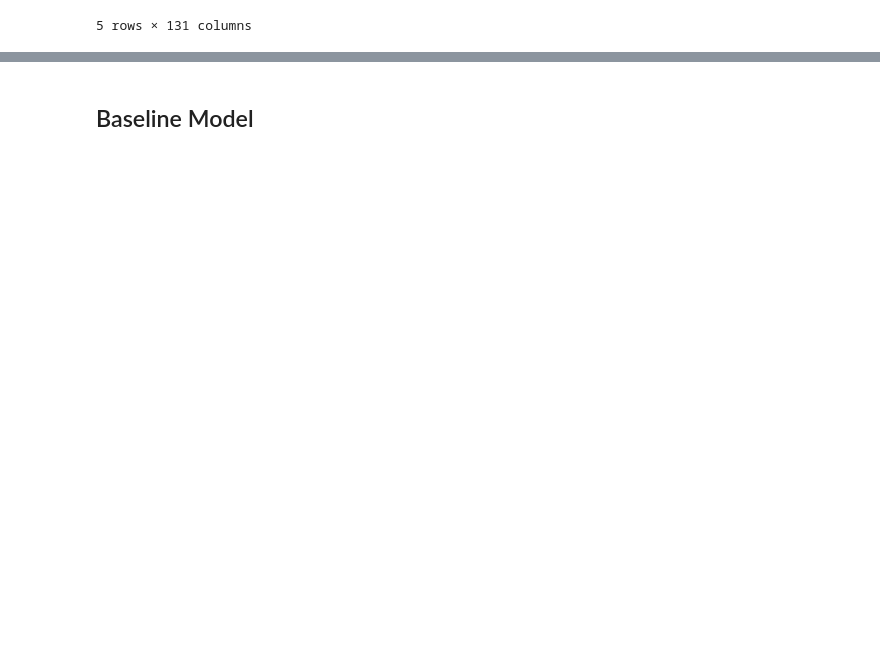
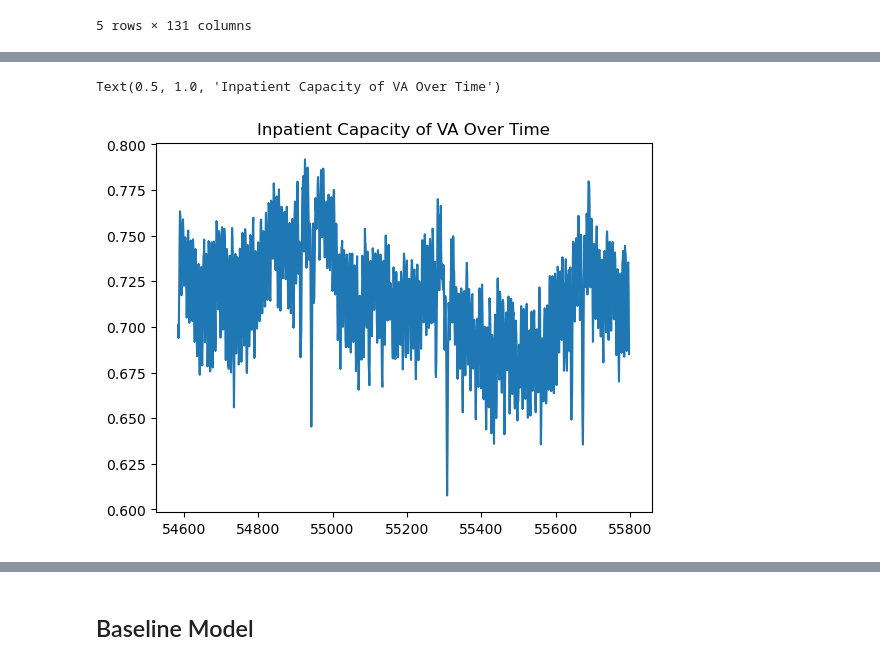
Before and after one commit to j-hendricks/covid-cases-exploration, a Jupyter notebook: prediction.ipynb, the cells around one changed output, grey strips where cells are left out. Cells and saved outputs as stored; diff of their text form; code cells hidden in the pictures; blank space fills up the shorter version.

```diff
--- a/prediction.ipynb
+++ b/prediction.ipynb
@@ -136,0 +102,8 @@ df_mart.head()
+# %%
+ex_state = 'VA'
+df_ex = df[df['state']==ex_state]
+plt.plot(df_ex['inpatient_beds_utilization'])
+plt.title(f"Inpatient Capacity of {ex_state} Over Time")
+# %% [output]
+Text(0.5, 1.0, 'Inpatient Capacity of VA Over Time')
+[figure, added]
```
Also changed, not shown: parts of 36 cells of this notebook.
